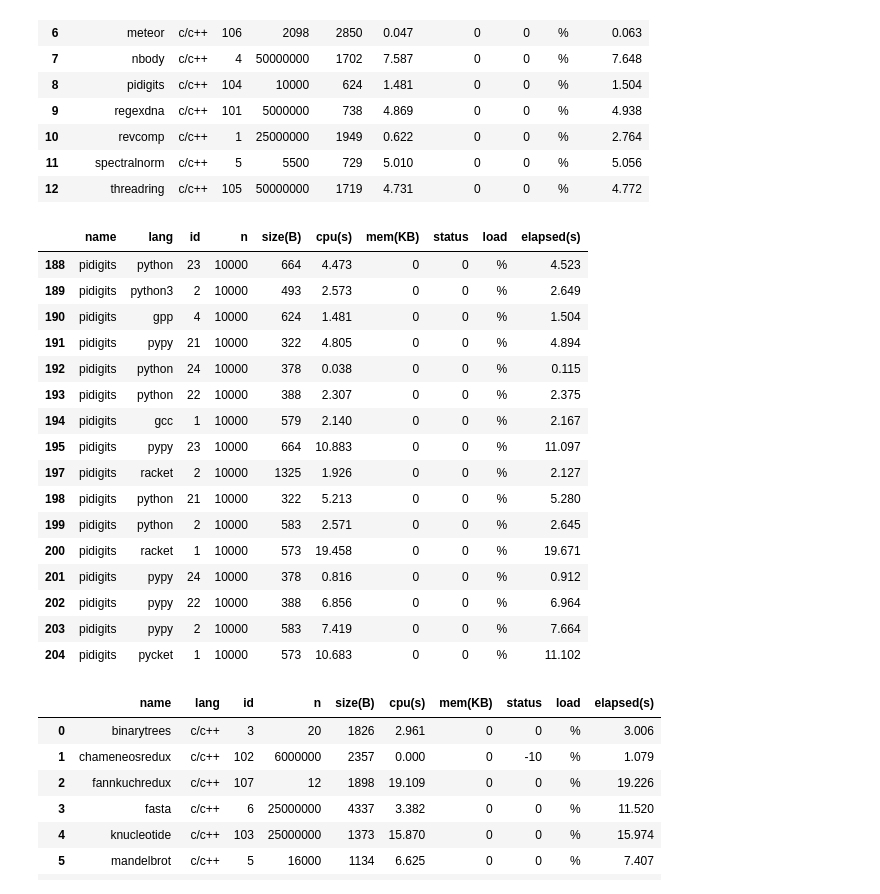
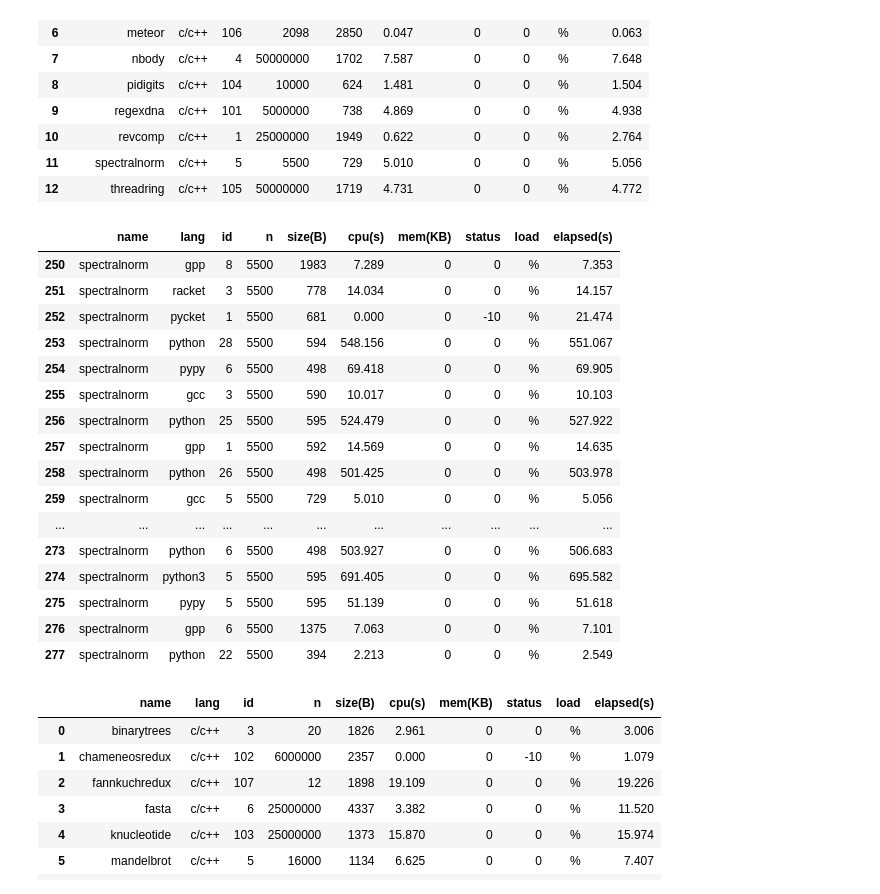
Before and after one commit to cornell-brg/metatracing-workload-characterization, a Jupyter notebook: ipython-notebooks/iiswc_bmarksgame.ipynb, the cells around one changed output. Saved outputs shown, nothing was run; the diff lists cells and outputs as text; code cells hidden in the pictures.

```diff
--- a/ipython-notebooks/iiswc_bmarksgame.ipynb
+++ b/ipython-notebooks/iiswc_bmarksgame.ipynb
@@ -81,25 +81,25 @@ df_ccpp
 | 11 | spectralnorm | c/c++ | 5 | 5500 | 729 | 5.010 | 0 | 0 | % | 5.056 |
 | 12 | threadring | c/c++ | 105 | 50000000 | 1719 | 4.731 | 0 | 0 | % | 4.772 |
 # %%
-df[df["name"] == "pidigits"]
+df[df["name"] == "spectralnorm"]
 # %% [output]
 |  | name | lang | id | n | size(B) | cpu(s) | mem(KB) | status | load | elapsed(s) |
-| 188 | pidigits | python | 23 | 10000 | 664 | 4.473 | 0 | 0 | % | 4.523 |
-| 189 | pidigits | python3 | 2 | 10000 | 493 | 2.573 | 0 | 0 | % | 2.649 |
-| 190 | pidigits | gpp | 4 | 10000 | 624 | 1.481 | 0 | 0 | % | 1.504 |
-| 191 | pidigits | pypy | 21 | 10000 | 322 | 4.805 | 0 | 0 | % | 4.894 |
-| 192 | pidigits | python | 24 | 10000 | 378 | 0.038 | 0 | 0 | % | 0.115 |
-| 193 | pidigits | python | 22 | 10000 | 388 | 2.307 | 0 | 0 | % | 2.375 |
-| 194 | pidigits | gcc | 1 | 10000 | 579 | 2.140 | 0 | 0 | % | 2.167 |
-| 195 | pidigits | pypy | 23 | 10000 | 664 | 10.883 | 0 | 0 | % | 11.097 |
-| 197 | pidigits | racket | 2 | 10000 | 1325 | 1.926 | 0 | 0 | % | 2.127 |
-| 198 | pidigits | python | 21 | 10000 | 322 | 5.213 | 0 | 0 | % | 5.280 |
-| 199 | pidigits | python | 2 | 10000 | 583 | 2.571 | 0 | 0 | % | 2.645 |
-| 200 | pidigits | racket | 1 | 10000 | 573 | 19.458 | 0 | 0 | % | 19.671 |
-| 201 | pidigits | pypy | 24 | 10000 | 378 | 0.816 | 0 | 0 | % | 0.912 |
-| 202 | pidigits | pypy | 22 | 10000 | 388 | 6.856 | 0 | 0 | % | 6.964 |
-| 203 | pidigits | pypy | 2 | 10000 | 583 | 7.419 | 0 | 0 | % | 7.664 |
-| 204 | pidigits | pycket | 1 | 10000 | 573 | 10.683 | 0 | 0 | % | 11.102 |
+| 250 | spectralnorm | gpp | 8 | 5500 | 1983 | 7.289 | 0 | 0 | % | 7.353 |
+| 251 | spectralnorm | racket | 3 | 5500 | 778 | 14.034 | 0 | 0 | % | 14.157 |
+| 252 | spectralnorm | pycket | 1 | 5500 | 681 | 0.000 | 0 | -10 | % | 21.474 |
+| 253 | spectralnorm | python | 28 | 5500 | 594 | 548.156 | 0 | 0 | % | 551.067 |
+| 254 | spectralnorm | pypy | 6 | 5500 | 498 | 69.418 | 0 | 0 | % | 69.905 |
+| 255 | spectralnorm | gcc | 3 | 5500 | 590 | 10.017 | 0 | 0 | % | 10.103 |
+| 256 | spectralnorm | python | 25 | 5500 | 595 | 524.479 | 0 | 0 | % | 527.922 |
+| 257 | spectralnorm | gpp | 1 | 5500 | 592 | 14.569 | 0 | 0 | % | 14.635 |
+| 258 | spectralnorm | python | 26 | 5500 | 498 | 501.425 | 0 | 0 | % | 503.978 |
+| 259 | spectralnorm | gcc | 5 | 5500 | 729 | 5.010 | 0 | 0 | % | 5.056 |
+| ... | ... | ... | ... | ... | ... | ... | ... | ... | ... | ... |
+| 273 | spectralnorm | python | 6 | 5500 | 498 | 503.927 | 0 | 0 | % | 506.683 |
+| 274 | spectralnorm | python3 | 5 | 5500 | 595 | 691.405 | 0 | 0 | % | 695.582 |
+| 275 | spectralnorm | pypy | 5 | 5500 | 595 | 51.139 | 0 | 0 | % | 51.618 |
+| 276 | spectralnorm | gpp | 6 | 5500 | 1375 | 7.063 | 0 | 0 | % | 7.101 |
+| 277 | spectralnorm | python | 22 | 5500 | 394 | 2.213 | 0 | 0 | % | 2.549 |
 # %%
 def get_rpython_df( lang1, lang2 ):
 
```
Also changed, not shown: parts of 7 cells of this notebook.
